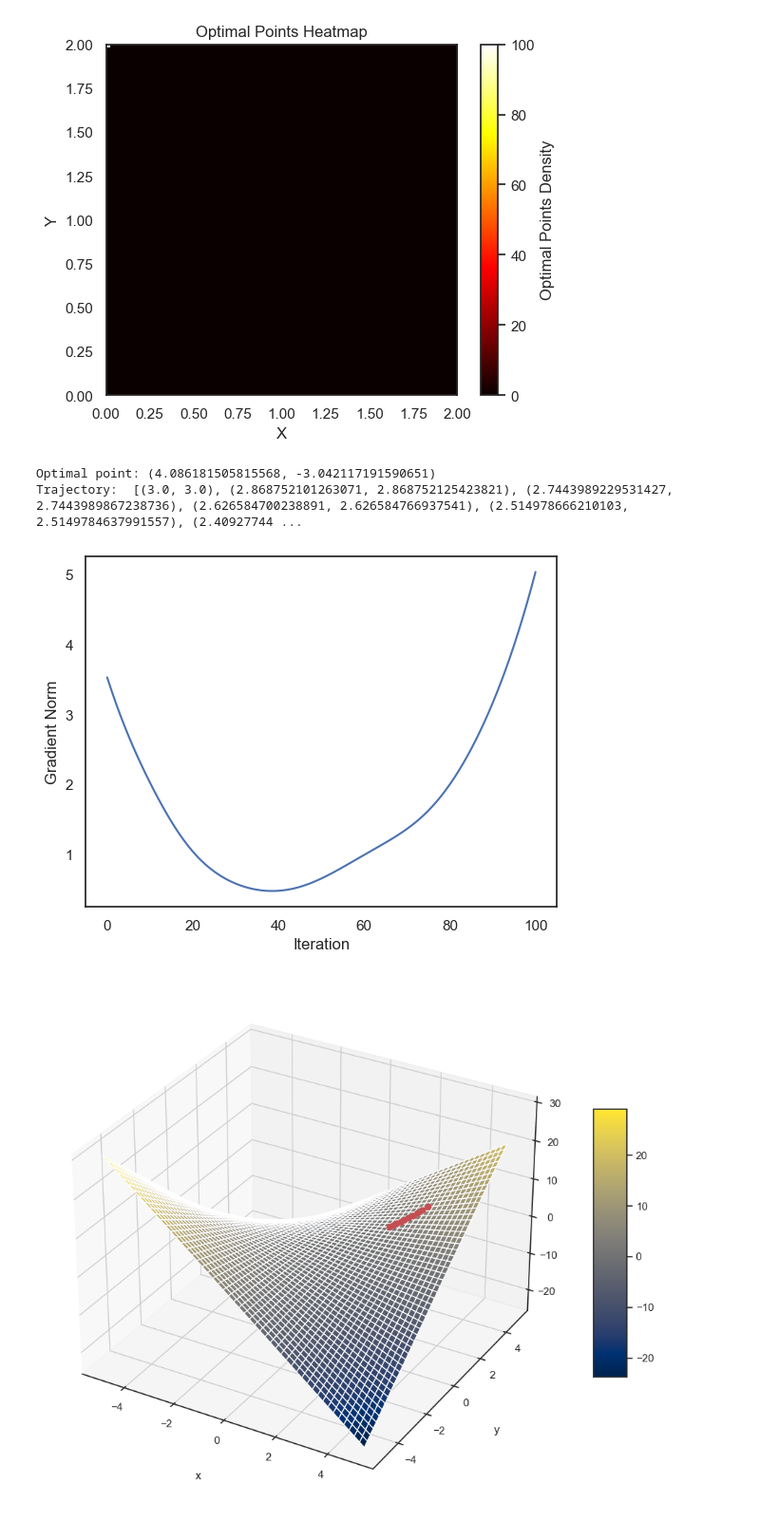
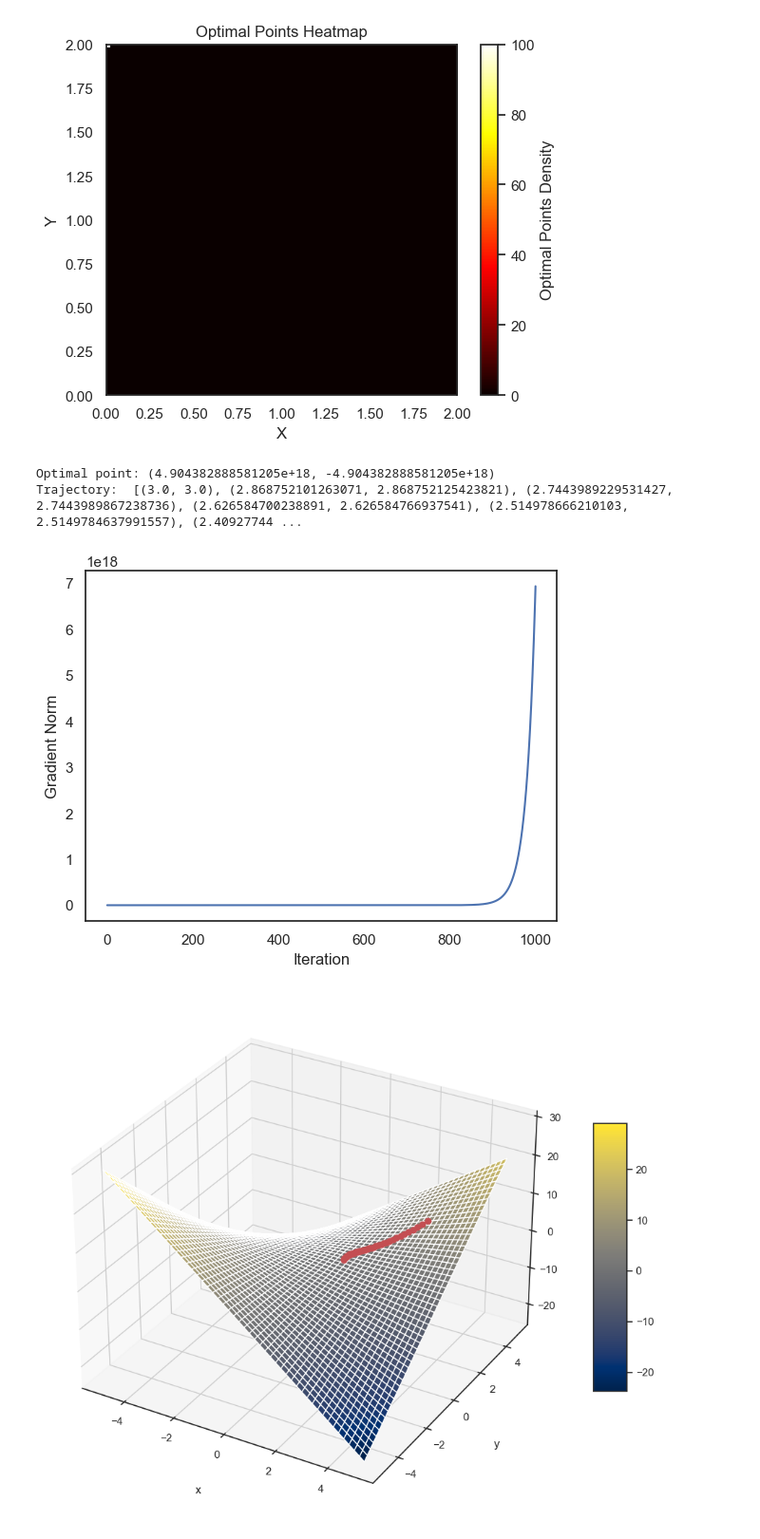
Before and after one commit to KataTech/OTFactorDiscovery, a Jupyter notebook: kai/optim.ipynb, the cells around one changed output. Shown at 95% size. Cells and saved outputs as stored; diff of their text form; code cells hidden in the pictures.

```diff
--- a/kai/optim.ipynb
+++ b/kai/optim.ipynb
@@ -144,27 +152,0 @@ def toy_hess(z):
-# %%
-def plot_3D(f, x_list = None, y_list = None, grid = [[-50, 50], [-50, 50]], fineness = 0.2):
-    """
-    Code adapted from Chapter 12 of "Python Programming and Numerical Methods" by Kong, Siauw, and Bayen.
-    Link: https://pythonnumericalmethods.berkeley.edu/notebooks/chapter12.02-3D-Plotting.html
-    """
-    # set-up 3D plot
-    fig = plt.figure(figsize = (12,10))
-    ax = plt.axes(projection='3d')
-    # define the domain of the function
-    x = np.arange(grid[0][0], grid[0][1], fineness)
-    y = np.arange(grid[1][0], grid[1][1], fineness)
-    # generate the mesh grid for the function
-    X, Y = np.meshgrid(x, y)
-    Z = f(X, Y)
-    surf = ax.plot_surface(X, Y, Z, cmap = plt.cm.cividis)
-    # visualize the function
-    ax.set_xlabel('x', labelpad=20)
-    ax.set_ylabel('y', labelpad=20)
-    ax.set_zlabel('z', labelpad=20)
-    fig.colorbar(surf, shrink=0.5, aspect=8)
-    # visualize the path of the optimization algorithm if provided
-    if x_list is not None and y_list is not None:
-        ax.plot(x_list, y_list, zs = f(x_list, y_list), zdir = 'z', marker = 'o', color = 'r', linewidth = 3)
-    plt.show()
-
-plot_3D(toy_L)
@@ -265,20 +251,20 @@ visualize_optimal_points(*run_trials(100))
 # %%
 np.random.seed(69)
 # set initial conditions and learning rate
 x_init = np.array([3])
 y_init = np.array([3])
 learning_rate = 0.05
-x, y, x_list, y_list, grad_list = itgw(toy_L, toy_grad, toy_hess, x_init, y_init, learning_rate, max_iter=100)
+x, y, x_list, y_list, grad_list = itgw(toy_L, toy_grad, toy_hess, x_init, y_init, learning_rate, max_iter=1000)
 # display the optimal point
 print("Optimal point: ({}, {})".format(x, y))
 # display the trajectory in list form
 print("Trajectory: ", [(x, y) for x, y in zip(x_list, y_list)])
 # visualize the change in gradient norm over iterations
 vis_plot(grad_list)
 # visualize the trajectory of the optimization algorithm over the function space
-plot_3D(toy_L, x_list[:10], y_list[:10], grid = [[-5, 5], [-5, 5]], fineness = 0.02)
+plot_3D(toy_L, x_list[:50], y_list[:50], grid = [[-5, 5], [-5, 5]], fineness = 0.02)
 # %% [output]
-Optimal point: (4.086181505815568, -3.042117191590651)
+Optimal point: (4.904382888581205e+18, -4.904382888581205e+18)
 Trajectory:  [(3.0, 3.0), (2.868752101263071, 2.868752125423821), (2.7443989229531427, 2.7443989867238736), (2.626584700238891, 2.626584766937541), (2.514978666210103, 2.5149784637991557), (2.40927744 ...
-[figure, old version]
+[figure, new version]
-[figure, old version]
+[figure, new version]
```
Also changed, not shown: parts of 10 cells of this notebook, 2 other files.
